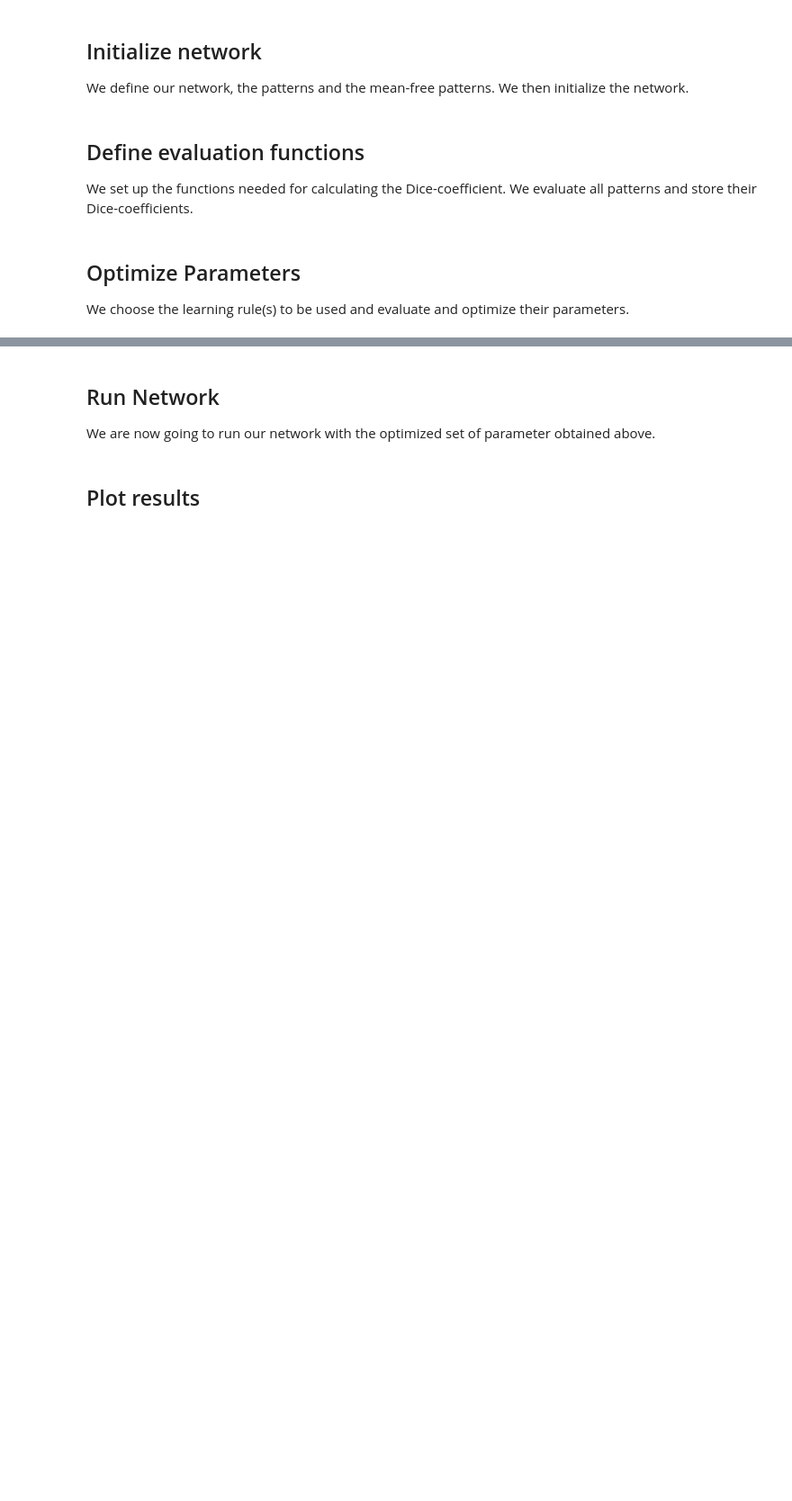
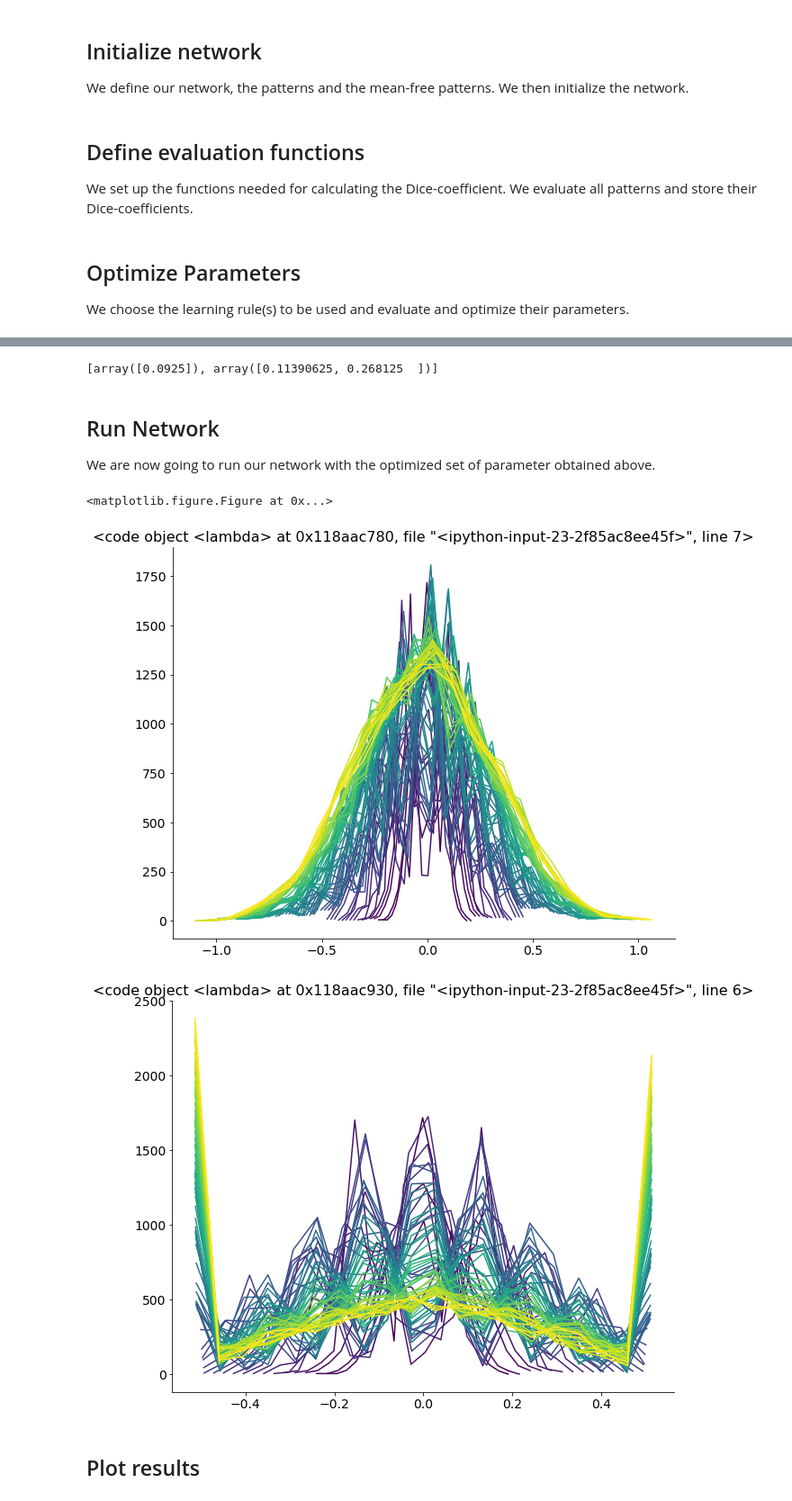
Before and after one commit to mhhennig/continuous-learning-hopfield, a Jupyter notebook: Demo.ipynb, the cells around one changed output, grey strips where cells are left out. Shown: that part at 90% size. Saved outputs shown, nothing was run; the diff lists cells and outputs as text; code cells hidden in the pictures; blank space fills up the shorter version.

Commit message:
added ALPHA

```diff
--- a/Demo.ipynb
+++ b/Demo.ipynb
@@ -25,11 +25,13 @@ TRIALS = 10  # number of trials over which the results will be averaged
 
 epochs_patterns_presented = 5 # number of epochs a single pattern is presented
 n_stored_patterns = 0 # number of instantaneously stored patterns in our network at the beginning of learning
-n_new_patterns = 10 # number of continuously stored patterns in our network
+n_new_patterns = 15 # number of continuously stored patterns in our network
 eval_epochs = 10 # checking stability of patterns after eval_epochs iterations
 
 n_tot_patterns = n_stored_patterns + n_new_patterns
 NTRAIN = epochs_patterns_presented * n_new_patterns
+
+ALPHA = 0.1
 # %% [markdown]
 ## Choose Learning
 Setting these parameters to True will lead to an evaluation of the respective method. False will discard the method.
@@ -57,6 +59,7 @@ patterns = patterns - SPARSITY
 p = np.zeros(shape=(IMAGE_SIZE**2, IMAGE_SIZE**2))
 
 if n_stored_patterns>0: # initialize weight matrix with n_stored_patterns
+    print(n_stored_patterns)
     for i in range(n_stored_patterns):
         p += np.outer(patterns[:, i], patterns[:, i])
         netFisher.append_pattern(patterns[:, i], NTRAIN)
@@ -67,6 +70,8 @@ else: # initialize the network with other patterns that will not be considered f
     for i in range(ns):
         p += np.outer(pre_patterns[:, i], pre_patterns[:, i])
     w1 = p/ns/1
+
+w1[np.diag_indices_from(w1)] = 0.0
 netFisher.set_weights(w1)
 # %% [markdown]
 ## Define evaluation functions
@@ -75,7 +80,7 @@ We set up the functions needed for calculating the Dice-coefficient. We evaluate
 # the function that w |-> Fisher(w)
 # originally (Michael D's code), we used identity
 def fisher_function(weight_val):
-    return -weight_val**2
+    return weight_val**2
 
 def compute_dice(ETA, c, t, func, plot=False):#, t = 0.0):
     wF = np.copy(w1)
@@ -85,28 +90,37 @@ def compute_dice(ETA, c, t, func, plot=False):#, t = 0.0):
     pre_patterns = solver.create_patterns(SPARSITY, IMAGE_SIZE, N_PRE)
 
     all_patterns = np.hstack((pre_patterns - SPARSITY,patterns))
+
+    if plot:
+        plt.figure()
     for epoch in range(NTRAIN+NTRAIN_PRE):
         id_pattern_taught = n_stored_patterns+epoch//epochs_patterns_presented
         pattern_taught = all_patterns[:, id_pattern_taught]
 
-        z = (np.outer(pattern_taught, pattern_taught) - wF)
+        z = (np.outer(pattern_taught, pattern_taught) - ALPHA*wF)
 
         F_ = fisher_function(wF)
         coeff = func(F_, c, np.abs(z), t)
         perturbation_vector = coeff * z * ETA
-        assert ETA > 0.0
+        perturbation_vector[np.diag_indices_from(perturbation_vector)] = 0.0
+        #assert ETA > 0.0
         # print("Number of zero coeffs:", np.sum(coeff==0)/len(coeff))
         wF = wF + perturbation_vector
         netFisher.set_weights(wF)
+
+        # plot current weight histogram
+        if plot:
+            h, b = np.histogram(wF.ravel(), bins=20)
+            plt.plot((b[:-1]+b[1:])/2, h, label=epoch,
+                     color=plt.cm.viridis(epoch/(NTRAIN+NTRAIN_PRE-1)))
 
         # checking stability of patterns after eval_epochs iterations
         if epoch>=NTRAIN_PRE:
             DICE[epoch-NTRAIN_PRE] = evaluate_stability(  # old patterns
                 netFisher, original_patterns.T[:n_tot_patterns], average=False)
     if plot:
-        plt.figure()
         plt.title(func.__code__)
-        plt.hist(wF.ravel())
+        #plt.legend()
     return DICE
 
 def compute_dice_error(par,args):
@@ -166,5 +180,5 @@ if USE_BAYES_THRESHOLD == True:
 if USE_W_THRESHOLD == True:
     order_dict["w_thr"] = num_evaluations
     print("NOTE the sign on the second initialisation of parameter is relevant!")
-    parameters.append(optimize.fmin(compute_dice_error,(0.1, -0.0001), args=(w_thres,), disp=True))
+    parameters.append(optimize.fmin(compute_dice_error,(0.1, 0.3), args=(w_thres,), disp=True))
     num_evaluations += 1
@@ -171,5 +197,7 @@ if USE_W_THRESHOLD == True:
 # %%
 parameters
+# %% [output]
+[array([0.0925]), array([0.11390625, 0.268125  ])]
 # %% [markdown]
 ## Run Network
 We are now going to run our network with the optimized set of parameter obtained above.
@@ -185,34 +213,43 @@ for i in range(TRIALS):
     original_patterns = copy.deepcopy(patterns)
     patterns = patterns - SPARSITY
 
     num_iteration = 0
     for key in data.keys():
 
         c = parameters[order_dict[key]]
 
         if key == 'hopfield':
             data['hopfield'].append(compute_dice(c[0], 0, 0, hopfield, plot))
 
         if key == 'exponential':
             data['exponential'].append(compute_dice(c[0], c[1], 0, expo, plot))
 
         if key == 'exponenital_thr':
             data['exponenital_thr'].append(compute_dice(c[0], c[1], c[2], expo_thres, plot))
 
         if key == 'bayes':
             data['bayes'].append(compute_dice(c[0], c[1], 0, bayes, plot))
 
         if key == 'bayes_pow':
             data['bayes_pow'].append(compute_dice(c[0], c[1], 0, bayes_pow, plot))
 
         if key == 'bayes_thr':
             data['bayes_thr'].append(compute_dice(c[0], c[1], c[2], bayes_thres, plot))
 
         if key == 'w_thr':
-            data['w_thr'].append(compute_dice(c[0], c[1], 0, w_thres, plot))
+            thr = c[1]
+            eta = c[0]
+            #thr = -0.01
+            #eta = 0.03
+            #print("manually chosen parameters!")
+            data['w_thr'].append(compute_dice(eta, thr, 0, w_thres, plot))
 
         num_iteration += 1
     plot = False
+# %% [output]
+<matplotlib.figure.Figure at 0x...>
+[figure, added]
+[figure, added]
 # %% [markdown]
 ## Plot results
 # %%
```
Also changed, not shown: parts of 2 cells of this notebook.
